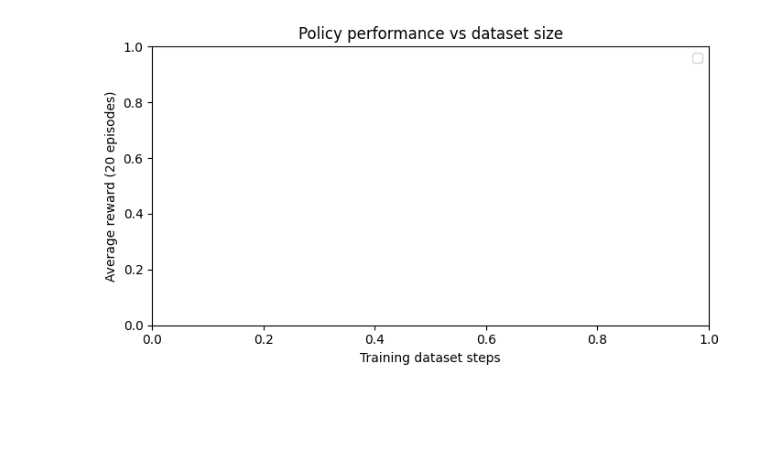
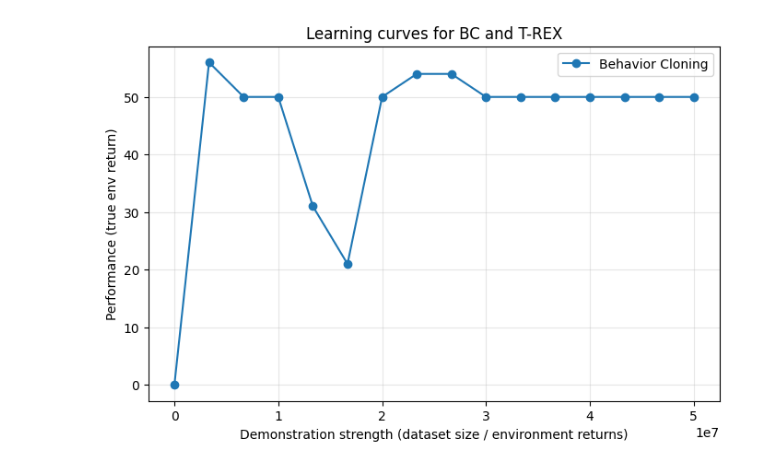
Before and after one commit to moritz-zoellner/imitation, a Jupyter notebook: src/cs592_proj/final_plots.ipynb, the cells around one changed output. Saved outputs shown, nothing was run; the diff lists cells and outputs as text; code cells hidden in the pictures; blank space fills up the shorter version.

Commit message:
comparison plots

```diff
--- a/src/cs592_proj/final_plots.ipynb
+++ b/src/cs592_proj/final_plots.ipynb
@@ -1,32 +1,78 @@
 # %%
-import numpy as np
+import json
+import re
 import matplotlib.pyplot as plt
 
-# Collect unique algos
-algos = sorted({r["algo"] for r in results})
+INDEX_PATH = "../../comparison_outputs/index.json"
 
-plt.figure(figsize=(8, 5))
+# Load index
+with open(INDEX_PATH, "r") as f:
+    index = json.load(f)
 
-for algo_name in algos:
-    # Filter results for this algorithm
-    algo_results = [r for r in results if r["algo"] == algo_name]
+# Storage
+trex_strength = []
+trex_return = []
+bc_strength = []
+bc_return = []
 
-    # Group returns by dataset_size
-    grouped = {}
-    for r in algo_results:
-        ds = r["dataset_size"]
-        grouped.setdefault(ds, []).append(r["return"])
+# Expert scores (no numeric suffix)
+expert_scores = {
+    "TREX": None,
+    "CLASSIFIER_BC": None,
+}
 
-    # Compute mean per dataset_size
-    ds_sizes = sorted(grouped.keys())
-    means = [float(np.mean(grouped[ds])) for ds in ds_sizes]
+# Regex to extract trailing number from filenames
+number_regex = re.compile(r".*?_(\d+)\.npz$")
 
-    plt.plot(ds_sizes, means, marker="o", label=algo_name)
+for entry in index:
+    algo = entry["algo"]            # "TREX" or "CLASSIFIER_BC"
+    fname = entry["dataset_name"]   # e.g. "policy_params_6666752.npz"
+    reward = entry["avg_reward"]
 
-plt.xlabel("Dataset size (from dataset path)")
-plt.ylabel("Ground-truth return")
-plt.title("Policy performance vs dataset size")
+    match = number_regex.match(fname)
+
+    if match is None:
+        # Expert model (no number in filename)
+        expert_scores[algo] = reward
+        print(f"Found expert for {algo}: reward={reward}")
+        continue
+
+    # Extract number
+    strength = int(match.group(1))
+
+    # Store depending on algo
+    if algo == "TREX":
+        trex_strength.append(strength)
+        trex_return.append(reward)
+    elif algo == "CLASSIFIER_BC":
+        bc_strength.append(strength)
+        bc_return.append(reward)
+
+# Convert to sorted curves
+trex_sorted = sorted(zip(trex_strength, trex_return))
+bc_sorted = sorted(zip(bc_strength, bc_return))
+
+trex_strength, trex_return = zip(*trex_sorted) if trex_sorted else ([], [])
+bc_strength, bc_return = zip(*bc_sorted) if bc_sorted else ([], [])
+
+# --- Plot ---
+plt.figure(figsize=(8,5))
+
+if trex_strength:
+    plt.plot(trex_strength, trex_return, marker="o", label="T-REX")
+
+if bc_strength:
+    plt.plot(bc_strength, bc_return, marker="o", label="Behavior Cloning")
+
+plt.xlabel("Demonstration strength (dataset size / environment returns)")
+plt.ylabel("Performance (true env return)")
+plt.title("Learning curves for BC and T-REX")
 plt.grid(True, alpha=0.3)
 plt.legend()
 plt.show()
+
+# Print expert scores at the end
+print("\nExpert Models:")
+for algo, score in expert_scores.items():
+    print(f"  {algo}: {score}")
 # %% [output]
@@ -33 +80 @@ plt.show()
-[figure, old version]
+[figure, new version]
```
Also changed, not shown: parts of 1 cell of this notebook, 20 other files.
